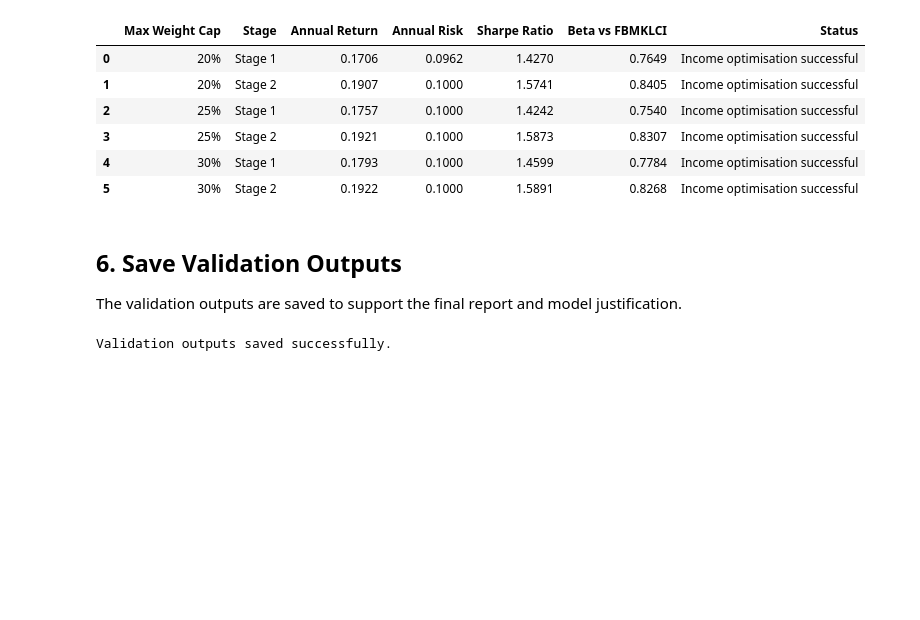
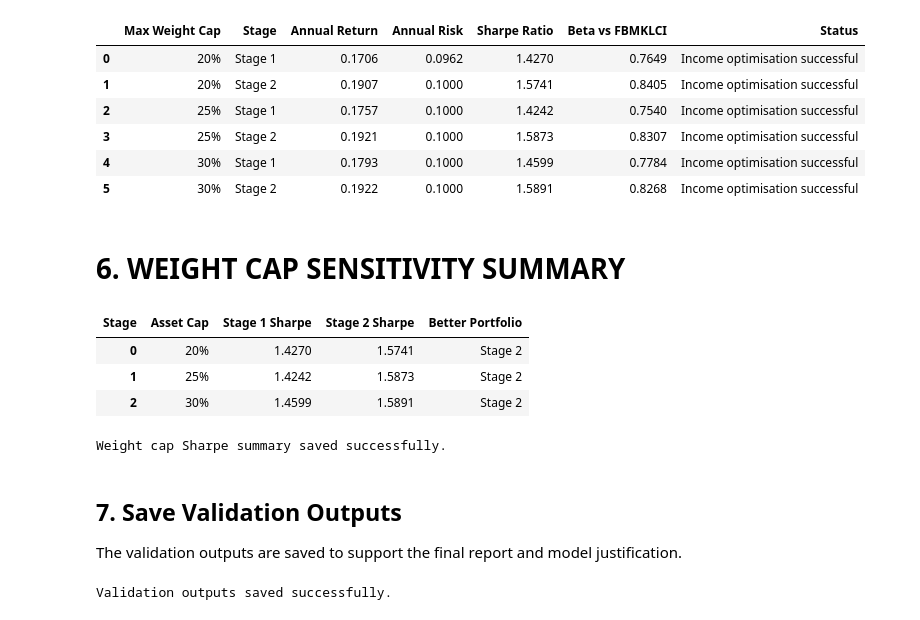
Before and after one commit to Jenson1hrs/RBA_Portfolio_Optimization, a Jupyter notebook: data/RBA_Group.ipynb, the cells around one changed output. Saved outputs shown, nothing was run; the diff lists cells and outputs as text; code cells hidden in the pictures; blank space fills up the shorter version.

Commit message:
added summary table

```diff
--- a/data/RBA_Group.ipynb
+++ b/data/RBA_Group.ipynb
@@ -1554,8 +1554,66 @@ Weight Cap Sensitivity Results:
 | 3 | 25% | Stage 2 | 0.1921 | 0.1000 | 1.5873 | 0.8307 | Income optimisation successful |
 | 4 | 30% | Stage 1 | 0.1793 | 0.1000 | 1.4599 | 0.7784 | Income optimisation successful |
 | 5 | 30% | Stage 2 | 0.1922 | 0.1000 | 1.5891 | 0.8268 | Income optimisation successful |
+# %% [markdown]
+# 6. WEIGHT CAP SENSITIVITY SUMMARY
+# %%
+# Pivot Sharpe ratios into report-friendly format
+weight_cap_sharpe_summary = cap_sensitivity_table.pivot(
+    index="Max Weight Cap",
+    columns="Stage",
+    values="Sharpe Ratio"
+).reset_index()
+
+# Rename columns
+weight_cap_sharpe_summary = weight_cap_sharpe_summary.rename(columns={
+    "Max Weight Cap": "Asset Cap",
+    "Stage 1": "Stage 1 Sharpe",
+    "Stage 2": "Stage 2 Sharpe"
+})
+
+# Identify better portfolio based on higher Sharpe ratio
+weight_cap_sharpe_summary["Better Portfolio"] = np.where(
+    weight_cap_sharpe_summary["Stage 2 Sharpe"] > weight_cap_sharpe_summary["Stage 1 Sharpe"],
+    "Stage 2",
+    "Stage 1"
+)
+
+# Ensure correct cap order
+weight_cap_sharpe_summary["Asset Cap"] = pd.Categorical(
+    weight_cap_sharpe_summary["Asset Cap"],
+    categories=["20%", "25%", "30%"],
+    ordered=True
+)
+
+weight_cap_sharpe_summary = weight_cap_sharpe_summary.sort_values("Asset Cap")
+
+# Format for report display
+weight_cap_sharpe_display = weight_cap_sharpe_summary.copy()
+weight_cap_sharpe_display["Stage 1 Sharpe"] = weight_cap_sharpe_display["Stage 1 Sharpe"].map(lambda x: f"{x:.4f}")
+weight_cap_sharpe_display["Stage 2 Sharpe"] = weight_cap_sharpe_display["Stage 2 Sharpe"].map(lambda x: f"{x:.4f}")
+
+display(weight_cap_sharpe_display)
+
+# Save numeric and formatted versions
+weight_cap_sharpe_summary.to_csv(
+    os.path.join(OUTPUT_DIR, "summary_weight_cap_sharpe_numeric.csv"),
+    index=False
+)
+
+weight_cap_sharpe_display.to_csv(
+    os.path.join(OUTPUT_DIR, "summary_weight_cap_sharpe_formatted.csv"),
+    index=False
+)
+
+print("Weight cap Sharpe summary saved successfully.")
+# %% [output]
+| Stage | Asset Cap | Stage 1 Sharpe | Stage 2 Sharpe | Better Portfolio |
+| 0 | 20% | 1.4270 | 1.5741 | Stage 2 |
+| 1 | 25% | 1.4242 | 1.5873 | Stage 2 |
+| 2 | 30% | 1.4599 | 1.5891 | Stage 2 |
+Weight cap Sharpe summary saved successfully.
 # %% [markdown]
-## 6. Save Validation Outputs
+## 7. Save Validation Outputs
 
 The validation outputs are saved to support the final report and model justification.
 # %%
```
Also changed, not shown: 3 other files.
